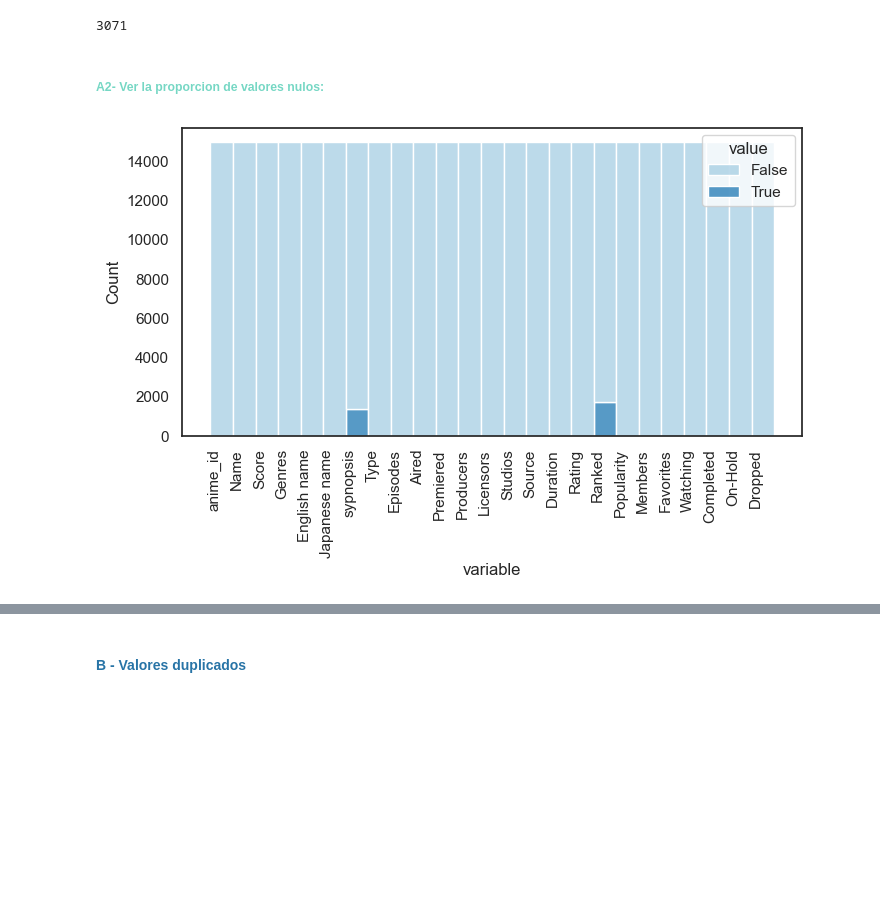
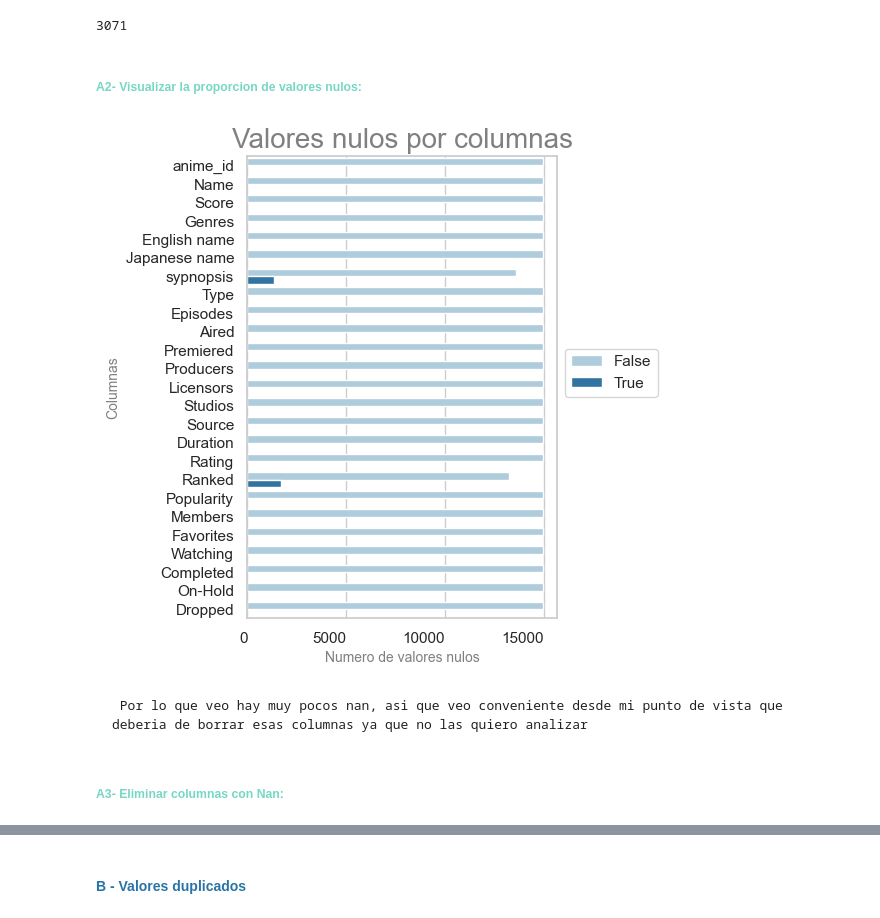
Before and after one commit to AmyGaarcia/DS_PT_09_2023, a Jupyter notebook: Data_Analysis/EDA/1-Definicion_EDA ANIME_ordenado.ipynb, the cells around one changed output, grey strips where cells are left out. Cells and saved outputs as stored; diff of their text form; code cells hidden in the pictures; blank space fills up the shorter version.

```diff
--- a/Data_Analysis/EDA/1-Definicion_EDA ANIME_ordenado.ipynb
+++ b/Data_Analysis/EDA/1-Definicion_EDA ANIME_ordenado.ipynb
@@ -127,18 +133,24 @@ anime.isnull().sum().sum()
 # %% [output]
 3071
 # %% [markdown]
-##### <span style="color:#76D7C4  "> A2- Ver la proporcion de valores nulos: </span>
+##### <span style="color:#76D7C4  "> A2- Visualizar la proporcion de valores nulos: </span>
 # %%
 #GRAFICA PARA VISUALIZAR LA PROPORCION DE MIS DATOS NULOS
 anime_nulos= anime.isnull()
 
-plt.figure(figsize=(8,4))
-sns.set(style="white")
-
-
-sns.histplot(data=anime_nulos.melt(), x="variable", hue="value", multiple="stack", palette="Paired" )
-plt.xticks(rotation=90, ha="right")
+plt.figure(figsize=(4,6))
+sns.set(style="whitegrid")
+sns.countplot(data=anime_nulos.melt(), y="variable", hue="value", palette="Paired" )
+plt.title("Valores nulos por columnas", color="Grey", fontsize=20)
+plt.ylabel("Columnas", color="Grey", fontsize=10)
+plt.xlabel("Numero de valores nulos", color="Grey", fontsize=10)
+plt.xticks(rotation=0, ha="right")
+plt.legend(bbox_to_anchor=(1,0.6))
 
 plt.show()
 # %% [output]
-[figure, old version]
+[figure, new version]
+# %% [markdown]
+     Por lo que veo hay muy pocos nan, asi que veo conveniente desde mi punto de vista que deberia de borrar esas columnas ya que no las quiero analizar
+# %% [markdown]
+##### <span style="color:#76D7C4  "> A3- Eliminar columnas con Nan: </span>
```
Also changed, not shown: parts of 132 cells of this notebook.
